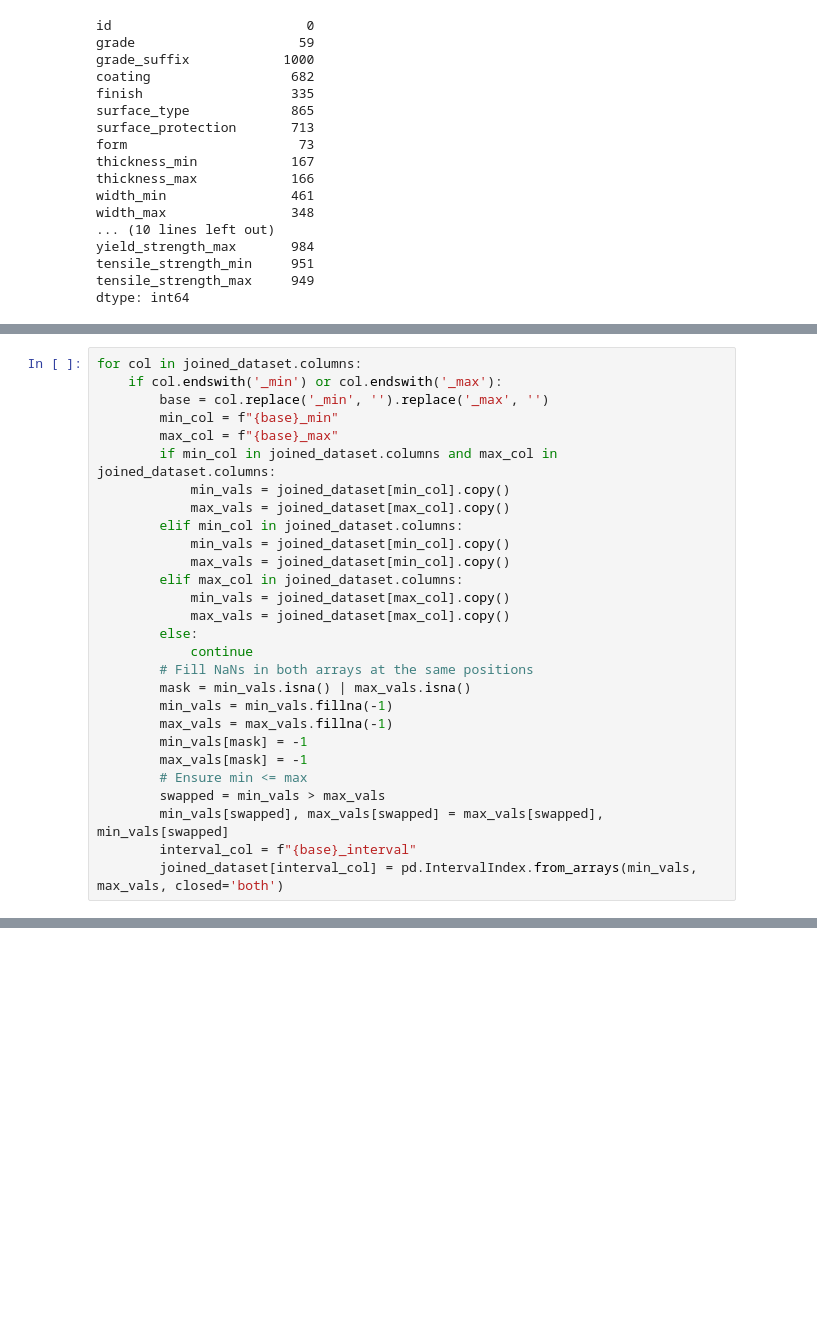
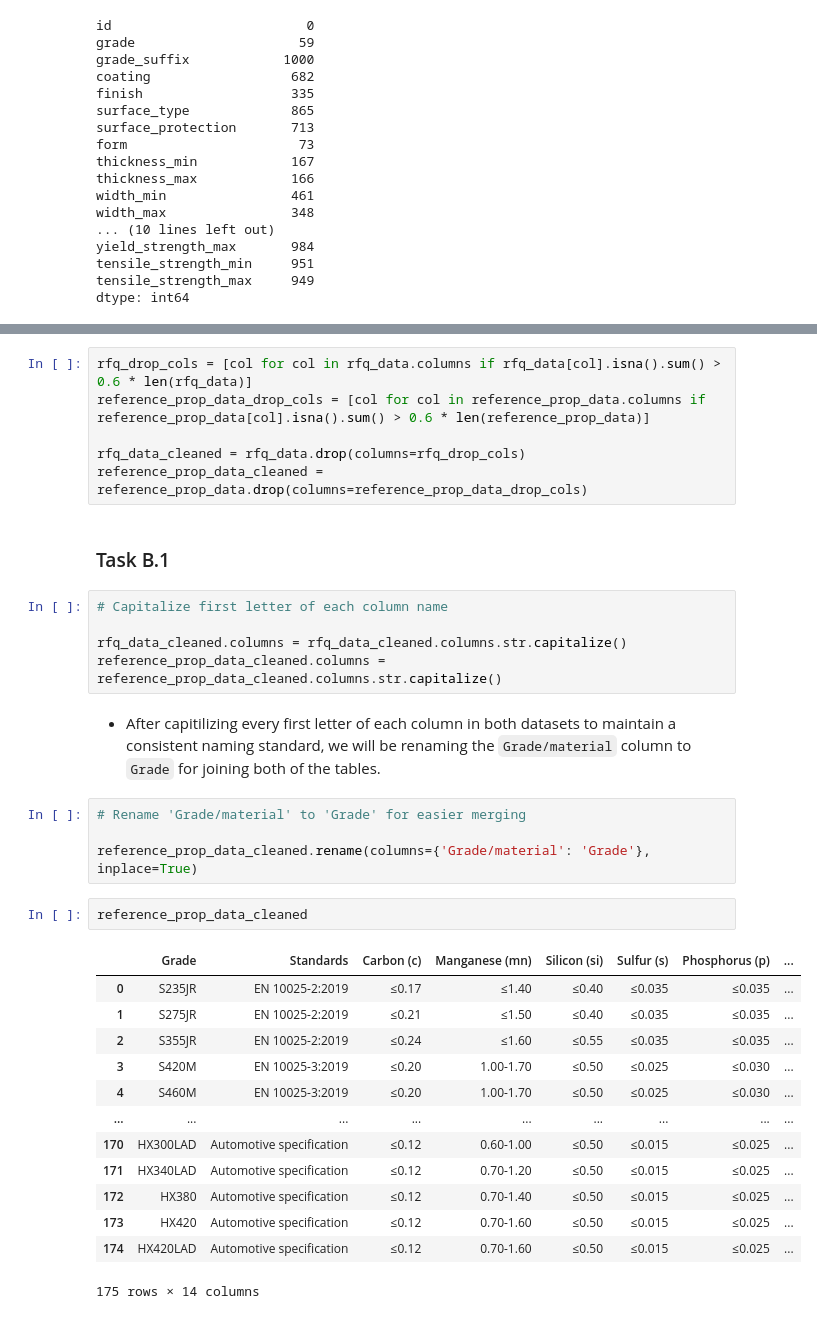
Before and after one commit to kartikeya1234/Vanilla-Steel-Case-Assignment, a Jupyter notebook: task_B.ipynb, the cells around one changed output, grey strips where cells are left out. Cells and saved outputs as stored; diff of their text form; blank space fills up the shorter version.

```diff
--- a/task_B.ipynb
+++ b/task_B.ipynb
@@ -297,28 +28,0 @@ Name: Aluminum (Al)_mid, Length: 1000, dtype: float64
-# %%
-for col in joined_dataset.columns:
-    if col.endswith('_min') or col.endswith('_max'):
-        base = col.replace('_min', '').replace('_max', '')
-        min_col = f"{base}_min"
-        max_col = f"{base}_max"
-        if min_col in joined_dataset.columns and max_col in joined_dataset.columns:
-            min_vals = joined_dataset[min_col].copy()
-            max_vals = joined_dataset[max_col].copy()
-        elif min_col in joined_dataset.columns:
-            min_vals = joined_dataset[min_col].copy()
-            max_vals = joined_dataset[min_col].copy()
-        elif max_col in joined_dataset.columns:
-            min_vals = joined_dataset[max_col].copy()
-            max_vals = joined_dataset[max_col].copy()
-        else:
-            continue
-        # Fill NaNs in both arrays at the same positions
-        mask = min_vals.isna() | max_vals.isna()
-        min_vals = min_vals.fillna(-1)
-        max_vals = max_vals.fillna(-1)
-        min_vals[mask] = -1
-        max_vals[mask] = -1
-        # Ensure min <= max
-        swapped = min_vals > max_vals
-        min_vals[swapped], max_vals[swapped] = max_vals[swapped], min_vals[swapped]
-        interval_col = f"{base}_interval"
-        joined_dataset[interval_col] = pd.IntervalIndex.from_arrays(min_vals, max_vals, closed='both')
@@ -363,0 +49,35 @@ joined_dataset['surface_type'].isna().sum()
+# %%
+rfq_drop_cols = [col for col in rfq_data.columns if rfq_data[col].isna().sum() > 0.6 * len(rfq_data)]
+reference_prop_data_drop_cols = [col for col in reference_prop_data.columns if reference_prop_data[col].isna().sum() > 0.6 * len(reference_prop_data)]
+
+rfq_data_cleaned = rfq_data.drop(columns=rfq_drop_cols)
+reference_prop_data_cleaned = reference_prop_data.drop(columns=reference_prop_data_drop_cols)
+# %% [markdown]
+### Task B.1
+# %%
+# Capitalize first letter of each column name
+
+rfq_data_cleaned.columns = rfq_data_cleaned.columns.str.capitalize()
+reference_prop_data_cleaned.columns = reference_prop_data_cleaned.columns.str.capitalize()
+# %% [markdown]
+- After capitilizing every first letter of each column in both datasets to maintain a consistent naming standard, we will be renaming the `Grade/material` column to `Grade` for joining both of the tables.
+# %%
+# Rename 'Grade/material' to 'Grade' for easier merging
+
+reference_prop_data_cleaned.rename(columns={'Grade/material': 'Grade'}, inplace=True)
+# %%
+reference_prop_data_cleaned
+# %% [output]
+|  | Grade | Standards | Carbon (c) | Manganese (mn) | Silicon (si) | Sulfur (s) | Phosphorus (p) | ... |
+| 0 | S235JR | EN 10025-2:2019 | ≤0.17 | ≤1.40 | ≤0.40 | ≤0.035 | ≤0.035 | ... |
+| 1 | S275JR | EN 10025-2:2019 | ≤0.21 | ≤1.50 | ≤0.40 | ≤0.035 | ≤0.035 | ... |
+| 2 | S355JR | EN 10025-2:2019 | ≤0.24 | ≤1.60 | ≤0.55 | ≤0.035 | ≤0.035 | ... |
+| 3 | S420M | EN 10025-3:2019 | ≤0.20 | 1.00-1.70 | ≤0.50 | ≤0.025 | ≤0.030 | ... |
+| 4 | S460M | EN 10025-3:2019 | ≤0.20 | 1.00-1.70 | ≤0.50 | ≤0.025 | ≤0.030 | ... |
+| ... | ... | ... | ... | ... | ... | ... | ... | ... |
+| 170 | HX300LAD | Automotive specification | ≤0.12 | 0.60-1.00 | ≤0.50 | ≤0.015 | ≤0.025 | ... |
+| 171 | HX340LAD | Automotive specification | ≤0.12 | 0.70-1.20 | ≤0.50 | ≤0.015 | ≤0.025 | ... |
+| 172 | HX380 | Automotive specification | ≤0.12 | 0.70-1.40 | ≤0.50 | ≤0.015 | ≤0.025 | ... |
+| 173 | HX420 | Automotive specification | ≤0.12 | 0.70-1.60 | ≤0.50 | ≤0.015 | ≤0.025 | ... |
+| 174 | HX420LAD | Automotive specification | ≤0.12 | 0.70-1.60 | ≤0.50 | ≤0.015 | ≤0.025 | ... |
+175 rows × 14 columns
```
Also changed, not shown: parts of 35 cells of this notebook.
